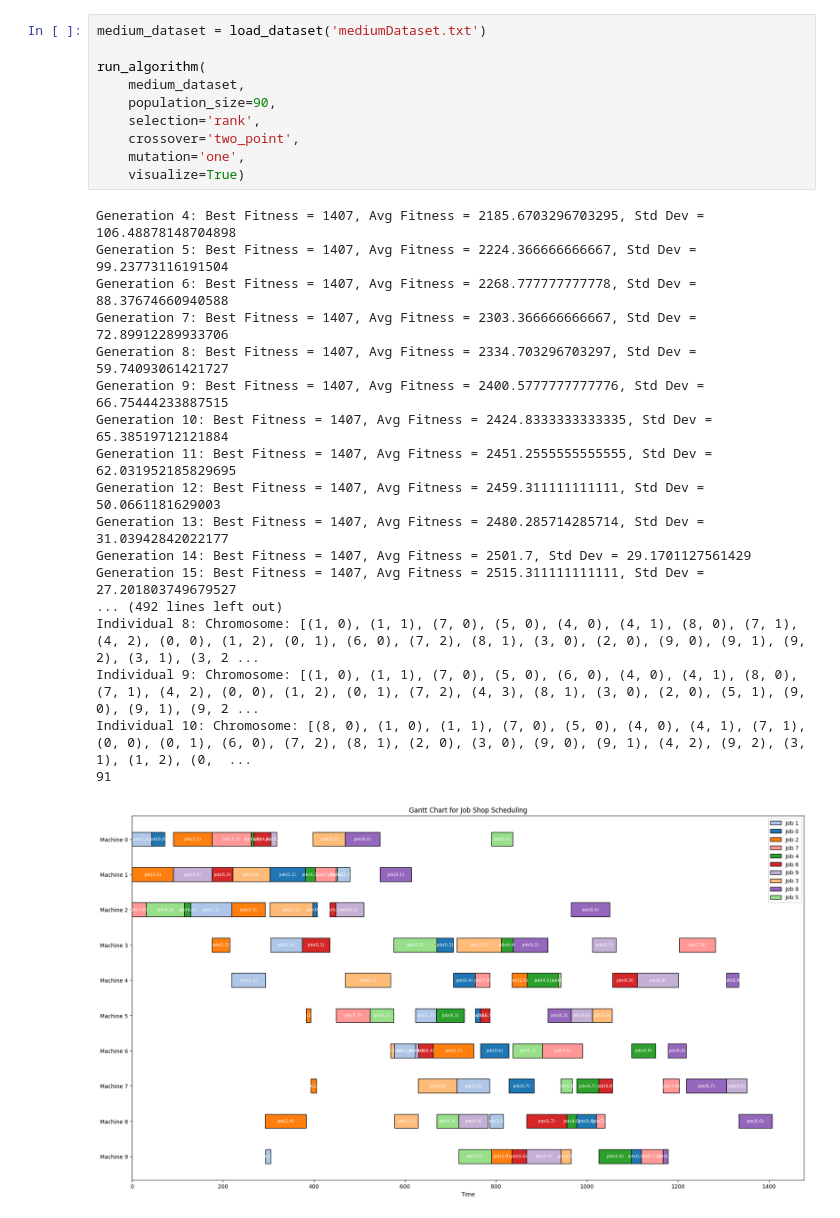
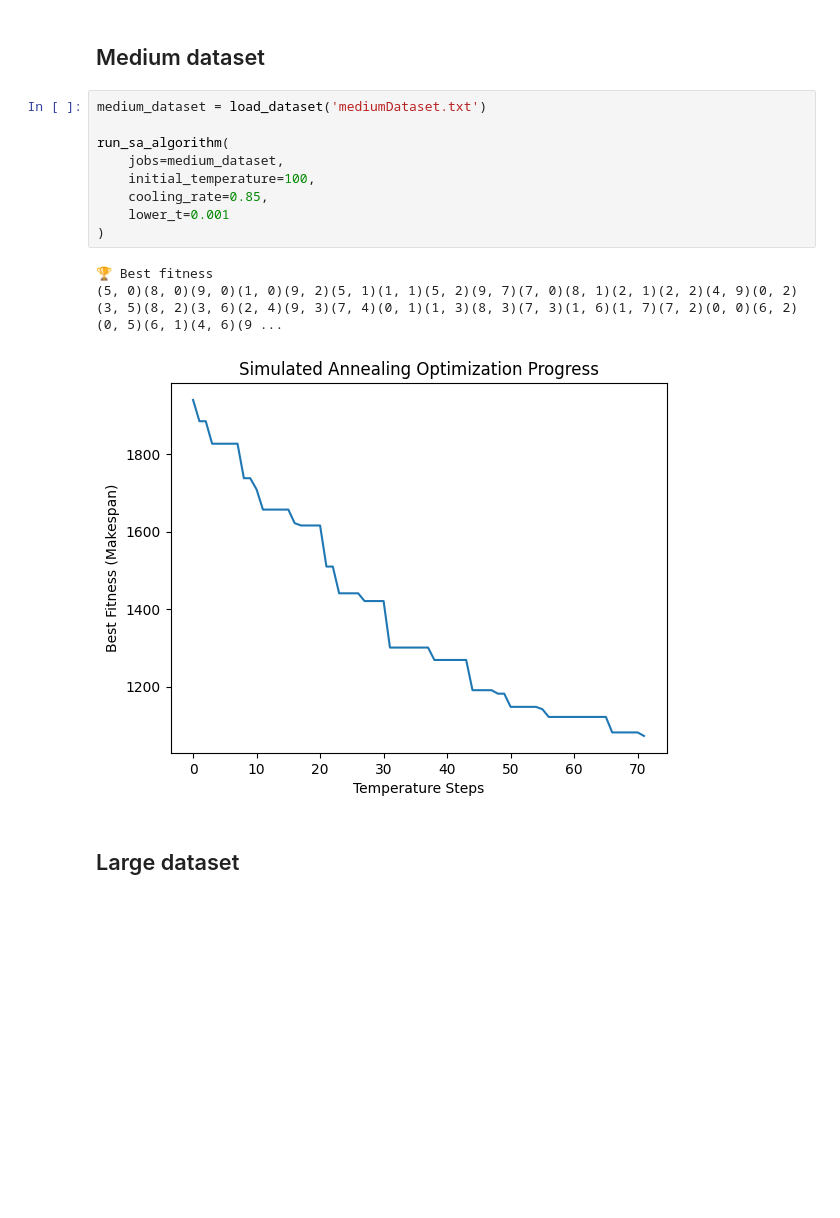
Before and after one commit to imiguelrodriguez/GeneticAlgorithm, a Jupyter notebook: tests_sa.ipynb, the cells around one changed output. Cells and saved outputs as stored; diff of their text form; blank space fills up the shorter version.

```diff
--- a/tests_sa.ipynb
+++ b/tests_sa.ipynb
@@ -49,32 +23,20 @@ sa.plot_fitness()
+# %% [markdown]
+## Medium dataset
 # %%
 medium_dataset = load_dataset('mediumDataset.txt')
 
-run_algorithm(
-    medium_dataset,
-    population_size=90,
-    selection='rank',
-    crossover='two_point',
-    mutation='one',
-    visualize=True)
+run_sa_algorithm(
+    jobs=medium_dataset,
+    initial_temperature=100,
+    cooling_rate=0.85,
+    lower_t=0.001
+)
 # %% [output]
-Generation 4: Best Fitness = 1407, Avg Fitness = 2185.6703296703295, Std Dev = 106.48878148704898
-Generation 5: Best Fitness = 1407, Avg Fitness = 2224.366666666667, Std Dev = 99.23773116191504
-Generation 6: Best Fitness = 1407, Avg Fitness = 2268.777777777778, Std Dev = 88.37674660940588
-Generation 7: Best Fitness = 1407, Avg Fitness = 2303.366666666667, Std Dev = 72.89912289933706
-Generation 8: Best Fitness = 1407, Avg Fitness = 2334.703296703297, Std Dev = 59.74093061421727
-Generation 9: Best Fitness = 1407, Avg Fitness = 2400.5777777777776, Std Dev = 66.75444233887515
-Generation 10: Best Fitness = 1407, Avg Fitness = 2424.8333333333335, Std Dev = 65.38519712121884
-Generation 11: Best Fitness = 1407, Avg Fitness = 2451.2555555555555, Std Dev = 62.031952185829695
-Generation 12: Best Fitness = 1407, Avg Fitness = 2459.311111111111, Std Dev = 50.0661181629003
-Generation 13: Best Fitness = 1407, Avg Fitness = 2480.285714285714, Std Dev = 31.03942842022177
-Generation 14: Best Fitness = 1407, Avg Fitness = 2501.7, Std Dev = 29.1701127561429
-Generation 15: Best Fitness = 1407, Avg Fitness = 2515.311111111111, Std Dev = 27.201803749679527
-... (492 lines left out)
-Individual 8: Chromosome: [(1, 0), (1, 1), (7, 0), (5, 0), (4, 0), (4, 1), (8, 0), (7, 1), (4, 2), (0, 0), (1, 2), (0, 1), (6, 0), (7, 2), (8, 1), (3, 0), (2, 0), (9, 0), (9, 1), (9, 2), (3, 1), (3, 2 ...
-Individual 9: Chromosome: [(1, 0), (1, 1), (7, 0), (5, 0), (6, 0), (4, 0), (4, 1), (8, 0), (7, 1), (4, 2), (0, 0), (1, 2), (0, 1), (7, 2), (4, 3), (8, 1), (3, 0), (2, 0), (5, 1), (9, 0), (9, 1), (9, 2 ...
-Individual 10: Chromosome: [(8, 0), (1, 0), (1, 1), (7, 0), (5, 0), (4, 0), (4, 1), (7, 1), (0, 0), (0, 1), (6, 0), (7, 2), (8, 1), (2, 0), (3, 0), (9, 0), (9, 1), (4, 2), (9, 2), (3, 1), (1, 2), (0,  ...
-91
+🏆 Best fitness
+(5, 0)(8, 0)(9, 0)(1, 0)(9, 2)(5, 1)(1, 1)(5, 2)(9, 7)(7, 0)(8, 1)(2, 1)(2, 2)(4, 9)(0, 2)(3, 5)(8, 2)(3, 6)(2, 4)(9, 3)(7, 4)(0, 1)(1, 3)(8, 3)(7, 3)(1, 6)(1, 7)(7, 2)(0, 0)(6, 2)(0, 5)(6, 1)(4, 6)(9 ...
-[figure, old version]
+[figure, new version]
+# %% [markdown]
+## Large dataset
 # %%
 large_dataset = load_dataset('largeDataset.txt')
 
```
Also changed, not shown: parts of 6 cells of this notebook, 5 other files.
